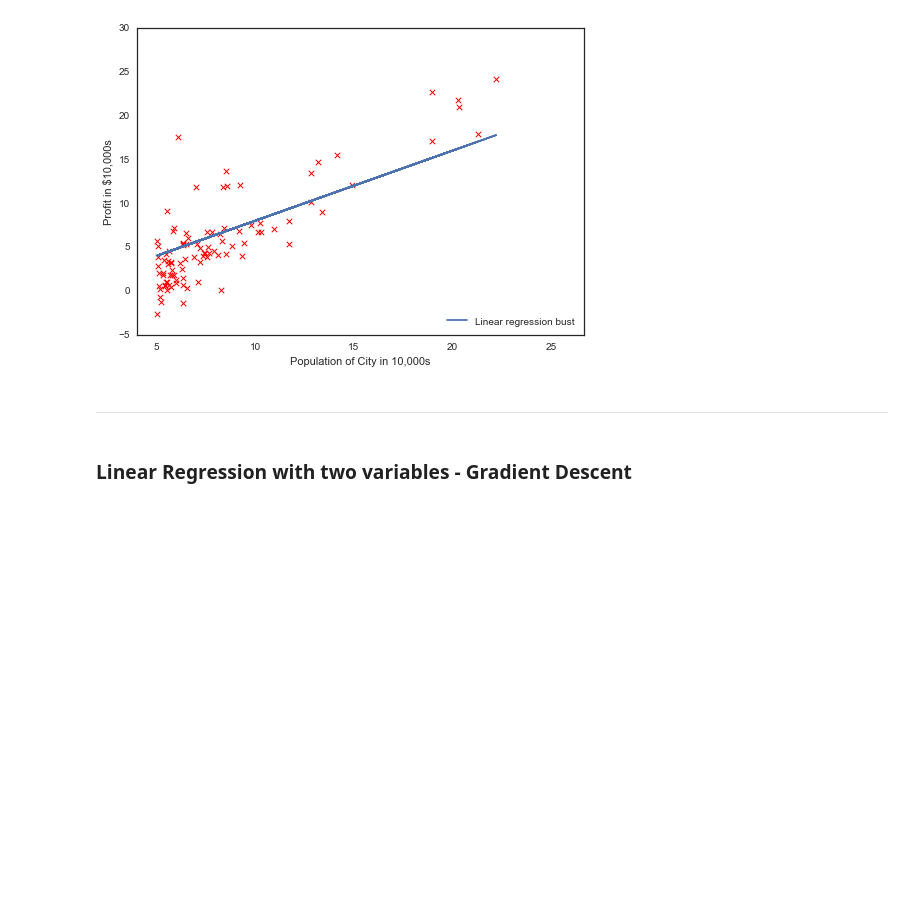
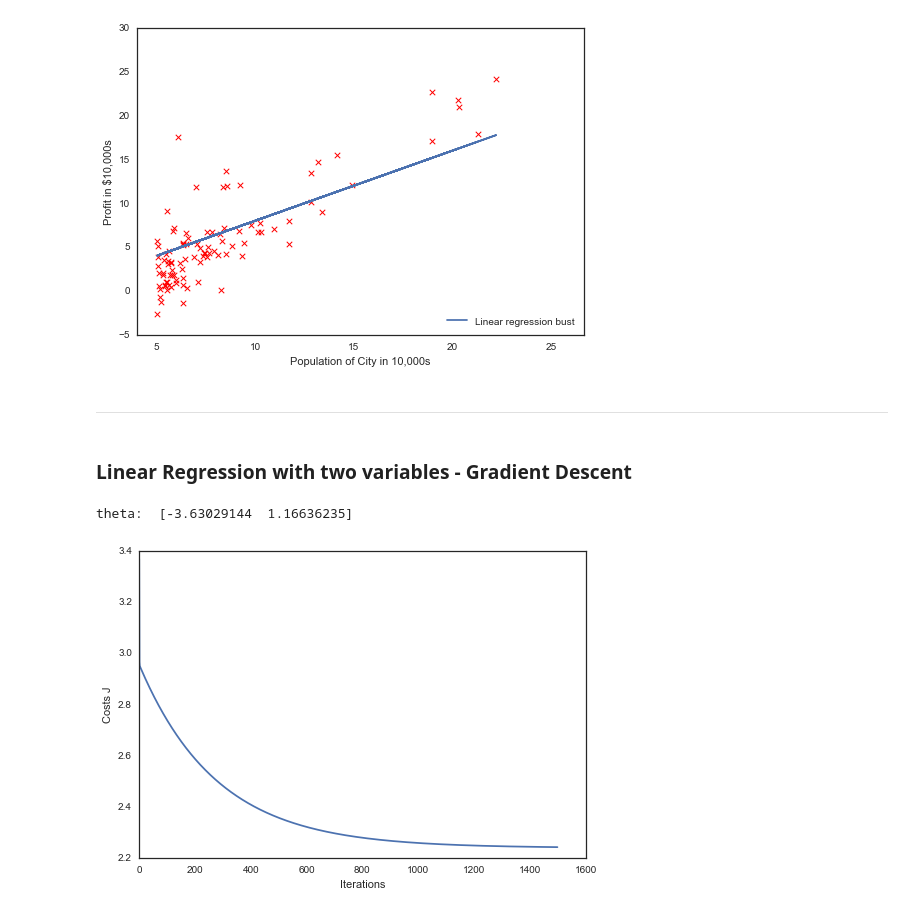
Before and after one commit to kirilldolmatov/Coursera-Machine-Learning-AndrewNg, a Jupyter notebook: Week 1.ipynb, the cells around one changed output. Saved outputs shown, nothing was run; the diff lists cells and outputs as text; code cells hidden in the pictures; blank space fills up the shorter version.

```diff
--- a/Week 1.ipynb
+++ b/Week 1.ipynb
@@ -33,17 +42,17 @@ def error_func(theta1, x, y):
 # %%
 def bust_optimization(x, y):
-    errors = []
+    costs = []
     theta1_optimized = 0
-    min_error = error_func(theta1_optimized, x, y)
+    min_cost = cost_func(x, y, theta1_optimized)
     thetas1 = np.arange(-10, 10, 0.05)
 
     for theta1 in thetas1:
-        error = error_func(theta1, x, y)
-        errors.append(error)
-        if error < min_error:
-            min_error = error
+        cost = cost_func(x, y, theta1)
+        costs.append(cost)
+        if cost < min_cost:
+            min_cost = cost
             theta1_optimized = theta1
 
-    return theta1_optimized, min_error, thetas1, errors
+    return theta1_optimized, min_cost, thetas1, costs
 # %%
-theta1_optimized, min_error, thetas1, errors = bust_optimization(X[:,1], y)
+theta1_optimized, min_cost, thetas1, costs = bust_optimization(x, y)
@@ -71,3 +77,26 @@ plt.legend(loc=4);
 ---
 # %% [markdown]
 ### Linear Regression with two variables - Gradient Descent
+# %%
+x = np.c_[np.ones(data[:, 0].shape[0]), data[:, 0]]
+y = data[:, 1] # original variant contains y = np.c_[data[:, 1]], but it's mistake
+# %%
+def gradient_descent(x, y, theta=[0,0], alpha=0.01, num_iters=1500):
+    m = y.size
+    costs = np.zeros(num_iters)
+
+    for i in np.arange(num_iters):
+        h = x.dot(theta)
+        theta = theta - alpha*(1/m)*(x.T.dot(h-y))
+        costs[i] = cost_func(x, y, theta)
+    return(theta, costs)
+# %%
+theta, costs = gradient_descent(x, y)
+print('theta: ', theta.ravel())
+
+plt.plot(costs)
+plt.ylabel('Costs J')
+plt.xlabel('Iterations');
+# %% [output]
+theta:  [-3.63029144  1.16636235]
+[figure, added]
```
Also changed, not shown: parts of 10 cells of this notebook.
